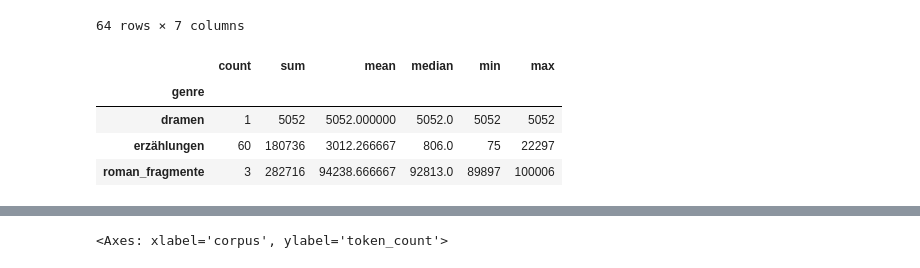
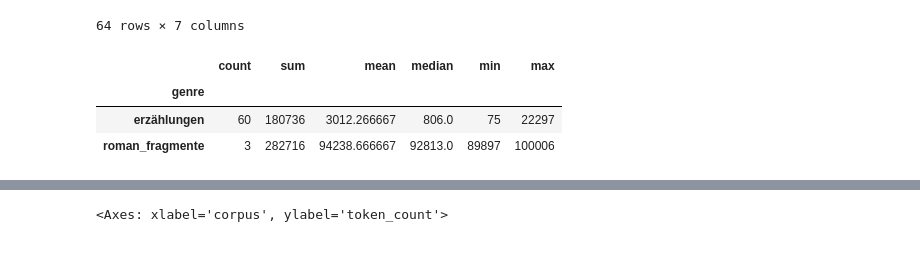
Before and after one commit to JasperTN05/distant-reading-kafka-project, a Jupyter notebook: explorative-korpus-analyse.ipynb, the cells around one changed output, grey strips where cells are left out. Drawn from its saved outputs; the diff is of its cells as text; code cells hidden in the pictures.

```diff
--- a/explorative-korpus-analyse.ipynb
+++ b/explorative-korpus-analyse.ipynb
@@ -178,15 +186,14 @@ kafka_lit_df
 # %%
 kafka_lit_df.groupby("genre")["token_count"].agg([
     "count",
     "sum",
     "mean",
     "median",
     "min",
-    "max"å
+    "max"
 ])
 # %% [output]
 |  | count | sum | mean | median | min | max |
 | genre |  |  |  |  |  |  |
-| dramen | 1 | 5052 | 5052.000000 | 5052.0 | 5052 | 5052 |
 | erzählungen | 60 | 180736 | 3012.266667 | 806.0 | 75 | 22297 |
 | roman_fragmente | 3 | 282716 | 94238.666667 | 92813.0 | 89897 | 100006 |
```
Also changed, not shown: parts of 28 cells of this notebook, 3 other files.
